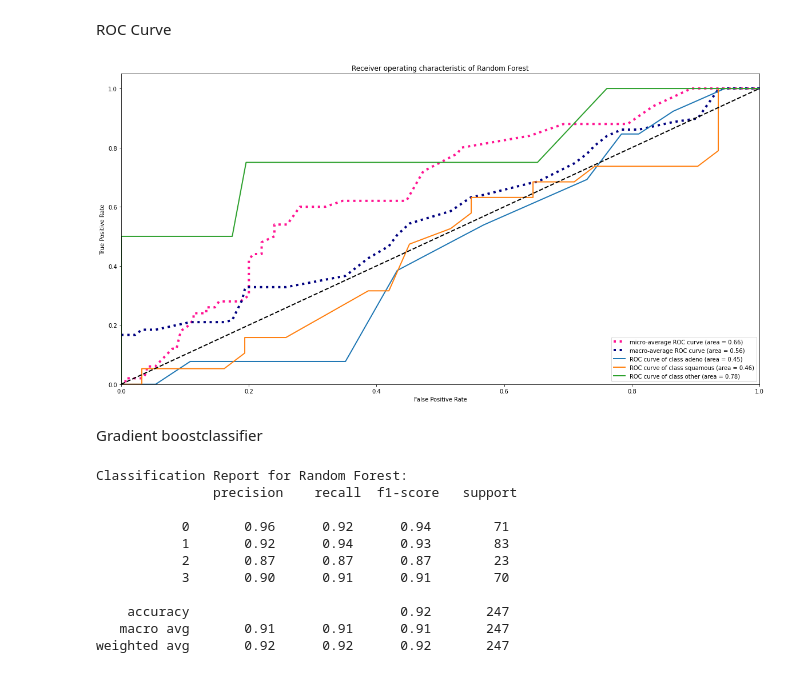
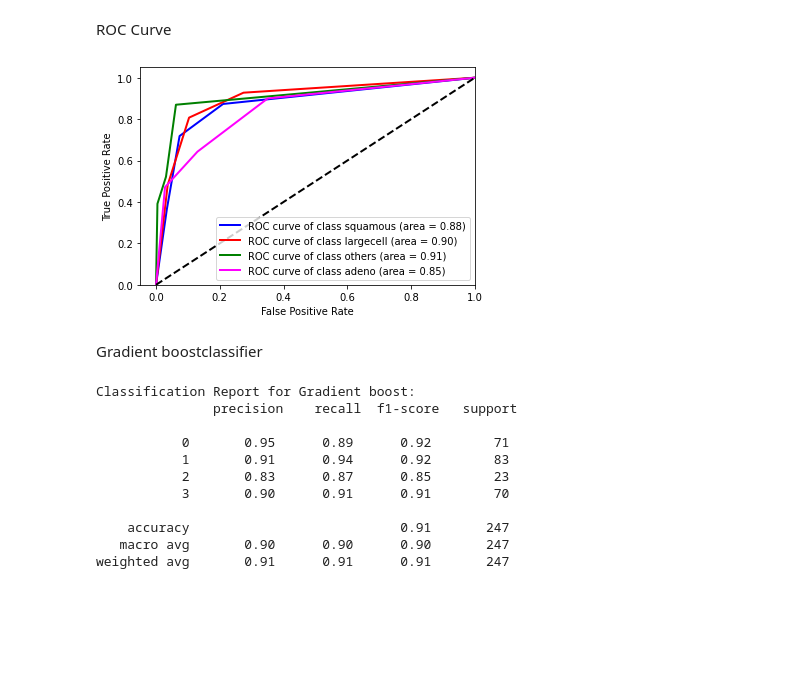
Before and after one commit to FathimaNazarudeen/lung-cancer, a Jupyter notebook: rb.ipynb, the cells around one changed output. Cells and saved outputs as stored; diff of their text form; code cells hidden in the pictures; blank space fills up the shorter version.

```diff
--- a/rb.ipynb
+++ b/rb.ipynb
@@ -455,8 +401,28 @@ import matplotlib.pyplot as plt
-# %%
-title = 'Receiver operating characteristic of Random Forest'
-RoC_Curve(rf, X_test_std_20, y_test_20, title)
-# %% [output]
-[figure, removed]
+# %%
+y_score = cross_val_predict(knn, data_new_20features_X, data_y_trans, cv=10 ,method='predict_proba')
+
+fpr = dict()
+tpr = dict()
+roc_auc = dict()
+for i in range(4):
+    fpr[i], tpr[i], _ = roc_curve(y_bin[:, i], y_score[:, i])
+    roc_auc[i] = auc(fpr[i], tpr[i])
+colors = cycle(['blue', 'red', 'green','magenta'])
+list_class = ['squamous','largecell','others','adeno']
+for i, color in zip(range(4), colors):
+    plt.plot(fpr[i], tpr[i], color=color, lw=lw,
+             label='ROC curve of class {0} (area = {1:0.2f})'
+             ''.format(list_class[i], roc_auc[i]))
+plt.plot([0, 1], [0, 1], 'k--', lw=lw)
+plt.xlim([-0.05, 1.0])
+plt.ylim([0.0, 1.05])
+plt.xlabel('False Positive Rate')
+plt.ylabel('True Positive Rate')
+# plt.title('Receiver operating characteristic for multi-class data')
+plt.legend(loc="lower right")
+plt.show()
+# %% [output]
+[figure, added]
 # %% [markdown]
 Gradient boostclassifier
 # %%
@@ -471,14 +437,14 @@ conf_mat = confusion_matrix(data_y_trans, y_pred)
 # %%
-print("Classification Report for Random Forest: \n", classification_report(data_y_trans,y_pred))
+print("Classification Report for Gradient boost: \n", classification_report(data_y_trans,y_pred))
 # %% [output]
-Classification Report for Random Forest:
+Classification Report for Gradient boost:
                precision    recall  f1-score   support
 
-           0       0.96      0.92      0.94        71
-           1       0.92      0.94      0.93        83
-           2       0.87      0.87      0.87        23
+           0       0.95      0.89      0.92        71
+           1       0.91      0.94      0.92        83
+           2       0.83      0.87      0.85        23
            3       0.90      0.91      0.91        70
 
-    accuracy                           0.92       247
-   macro avg       0.91      0.91      0.91       247
-weighted avg       0.92      0.92      0.92       247
+    accuracy                           0.91       247
+   macro avg       0.90      0.90      0.90       247
+weighted avg       0.91      0.91      0.91       247
```
Also changed, not shown: parts of 8 cells of this notebook.
